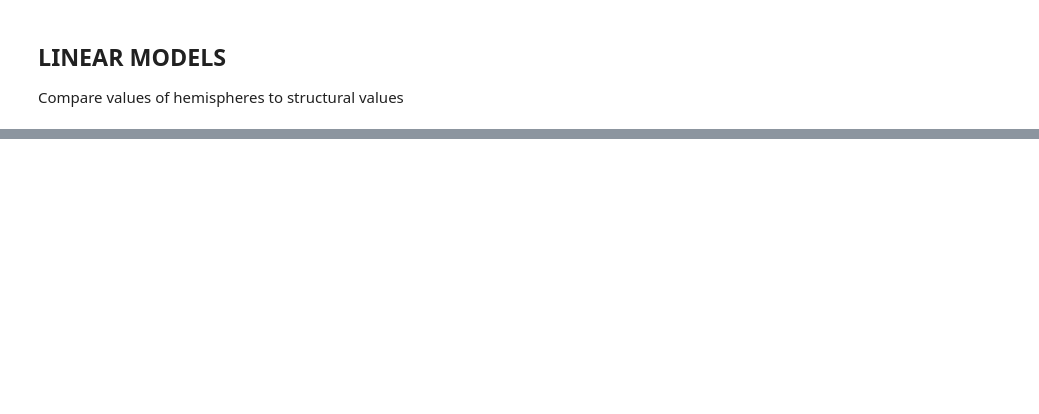
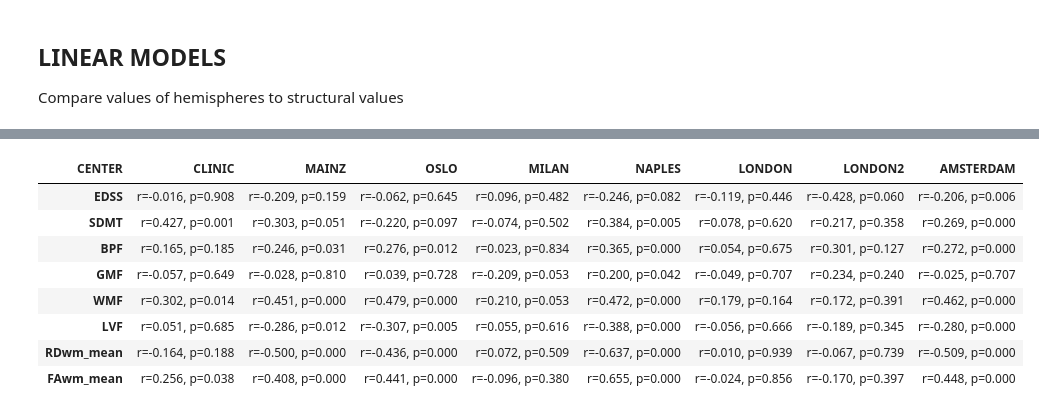
Before and after one commit to GerardMJuan/GraphNetworkMarkers, a Jupyter notebook: linear_models.ipynb, the cells around one changed output, grey strips where cells are left out. Cells and saved outputs as stored; diff of their text form; code cells hidden in the pictures; blank space fills up the shorter version.

```diff
--- a/linear_models.ipynb
+++ b/linear_models.ipynb
@@ -175,0 +477,70 @@ display(df_results_glm)
+# %%
+"""
+Full_CC
+Comm_ratio
+CC_ratio_area
+Full_hemis
+FC_eff_full
+FC_spl_full
+
+"""
+### PER CENTER
+
+structural_dmg_vars = ["EDSS", "SDMT", "BPF", "GMF", "WMF", "LVF", "RDwm_mean", "FAwm_mean"]
+dependent_var = "SDMT" #"EDSS", "SDMT"
+variable_to_test_for = "Full_hemis"
+type_of_model = "glm" # "logit" or "glm"
+
+df_results_c = pd.DataFrame()
+for center in df_merged.CENTER2.unique():
+
+    results_to_save = {}
+    for biomarker in structural_dmg_vars:
+
+        df_figure = df_merged[df_merged.CENTER2 == center]
+        df_figure = df_figure.dropna(subset=[biomarker])
+        #normalize between 0 and 1 the values of the biomarker
+        if type_of_model == "logit":
+            df_figure[dependent_var] = (df_figure[dependent_var] - df_figure[dependent_var].min()) / (df_figure[dependent_var].max() - df_figure[dependent_var].min())
+        formula = f'{biomarker} ~ {variable_to_test_for} + AGE + C(SEX)'
+        if type_of_model == "logit":
+            results = smf.logit(formula, data=df_figure).fit()
+        elif type_of_model == "glm":
+            results = smf.ols(formula, data=df_figure).fit()
+        else: results = "NA"
+
+        tstat = results.tvalues[variable_to_test_for] # tstat value for the test, biomarker
+        pval = results.pvalues[variable_to_test_for] # pval for the test, biomarker
+        str_save = f"t={tstat:.3f}, p={pval:.3f}"
+
+        results = smf.ols(f'{biomarker} ~ AGE + C(SEX)', data=df_figure).fit()
+        df_figure[f"{biomarker}_C"] = results.resid
+
+        results = smf.ols(f'{variable_to_test_for} ~ AGE + C(SEX)', data=df_figure).fit()
+        df_figure[f"{variable_to_test_for}_C"] = results.resid
+
+        r, p = stats.pearsonr(df_figure[f"{biomarker}_C"], df_figure[f"{variable_to_test_for}_C"])
+        str_save = f"r={r:.3f}, p={p:.3f}"
+        results_to_save[biomarker] = str_save
+
+    results_to_save["CENTER"] = center
+    df_results_c = df_results_c.append(results_to_save, ignore_index=True)
+
+#display(df_results_glm.groupby(by="CENTER"))
+#set CENTER as the index
+df_results_c = df_results_c.set_index("CENTER")
+#reorder biomarker column as structural_dmg_vars
+df_results_c = df_results_c[structural_dmg_vars]
+#  reorder rows as in [CLINIC MAINZ OSLO MILAN NAPLES LONDON AMSTERDAM] in center
+df_results_c = df_results_c.reindex(["CLINIC", "MAINZ", "OSLO", "MILAN", "NAPLES", "LONDON", "LONDON2", "AMSTERDAM"])
+display(df_results_c.T)
+# %% [output]
+| CENTER | CLINIC | MAINZ | OSLO | MILAN | NAPLES | LONDON | LONDON2 | AMSTERDAM |
+| EDSS | r=-0.016, p=0.908 | r=-0.209, p=0.159 | r=-0.062, p=0.645 | r=0.096, p=0.482 | r=-0.246, p=0.082 | r=-0.119, p=0.446 | r=-0.428, p=0.060 | r=-0.206, p=0.006 |
+| SDMT | r=0.427, p=0.001 | r=0.303, p=0.051 | r=-0.220, p=0.097 | r=-0.074, p=0.502 | r=0.384, p=0.005 | r=0.078, p=0.620 | r=0.217, p=0.358 | r=0.269, p=0.000 |
+| BPF | r=0.165, p=0.185 | r=0.246, p=0.031 | r=0.276, p=0.012 | r=0.023, p=0.834 | r=0.365, p=0.000 | r=0.054, p=0.675 | r=0.301, p=0.127 | r=0.272, p=0.000 |
+| GMF | r=-0.057, p=0.649 | r=-0.028, p=0.810 | r=0.039, p=0.728 | r=-0.209, p=0.053 | r=0.200, p=0.042 | r=-0.049, p=0.707 | r=0.234, p=0.240 | r=-0.025, p=0.707 |
+| WMF | r=0.302, p=0.014 | r=0.451, p=0.000 | r=0.479, p=0.000 | r=0.210, p=0.053 | r=0.472, p=0.000 | r=0.179, p=0.164 | r=0.172, p=0.391 | r=0.462, p=0.000 |
+| LVF | r=0.051, p=0.685 | r=-0.286, p=0.012 | r=-0.307, p=0.005 | r=0.055, p=0.616 | r=-0.388, p=0.000 | r=-0.056, p=0.666 | r=-0.189, p=0.345 | r=-0.280, p=0.000 |
+| RDwm_mean | r=-0.164, p=0.188 | r=-0.500, p=0.000 | r=-0.436, p=0.000 | r=0.072, p=0.509 | r=-0.637, p=0.000 | r=0.010, p=0.939 | r=-0.067, p=0.739 | r=-0.509, p=0.000 |
+| FAwm_mean | r=0.256, p=0.038 | r=0.408, p=0.000 | r=0.441, p=0.000 | r=-0.096, p=0.380 | r=0.655, p=0.000 | r=-0.024, p=0.856 | r=-0.170, p=0.397 | r=0.448, p=0.000 |
```
Also changed, not shown: parts of 11 cells of this notebook, 4 other files.
